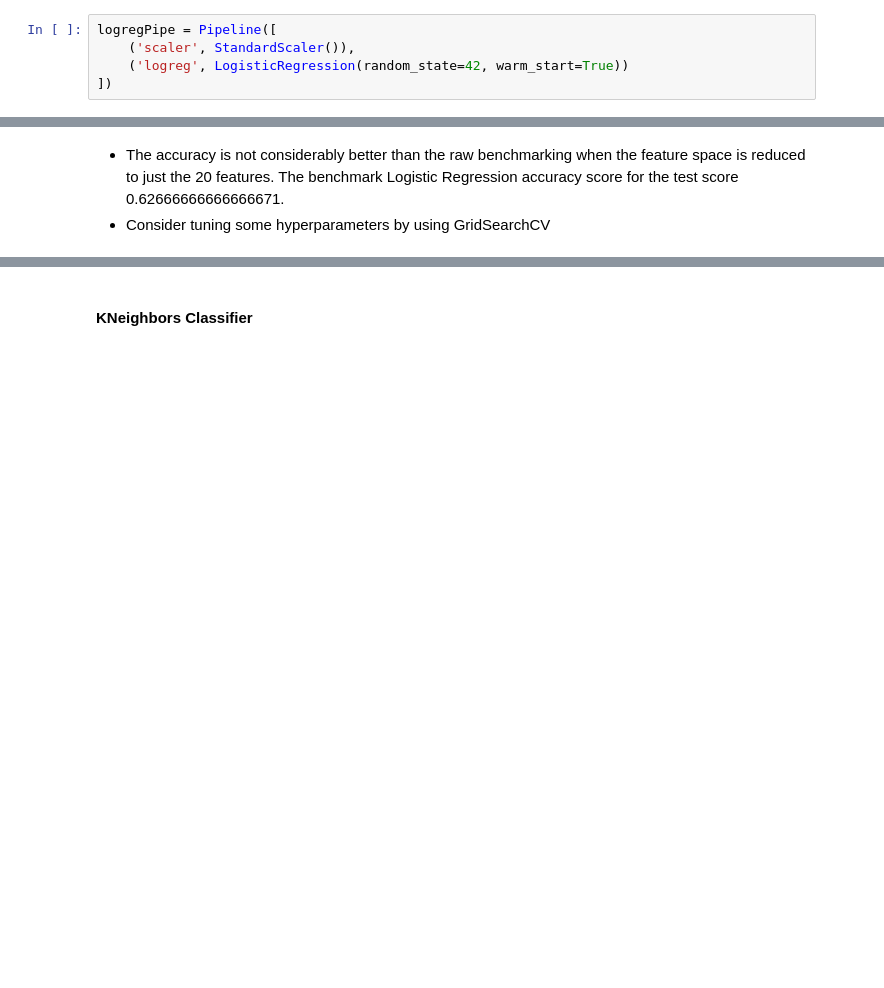
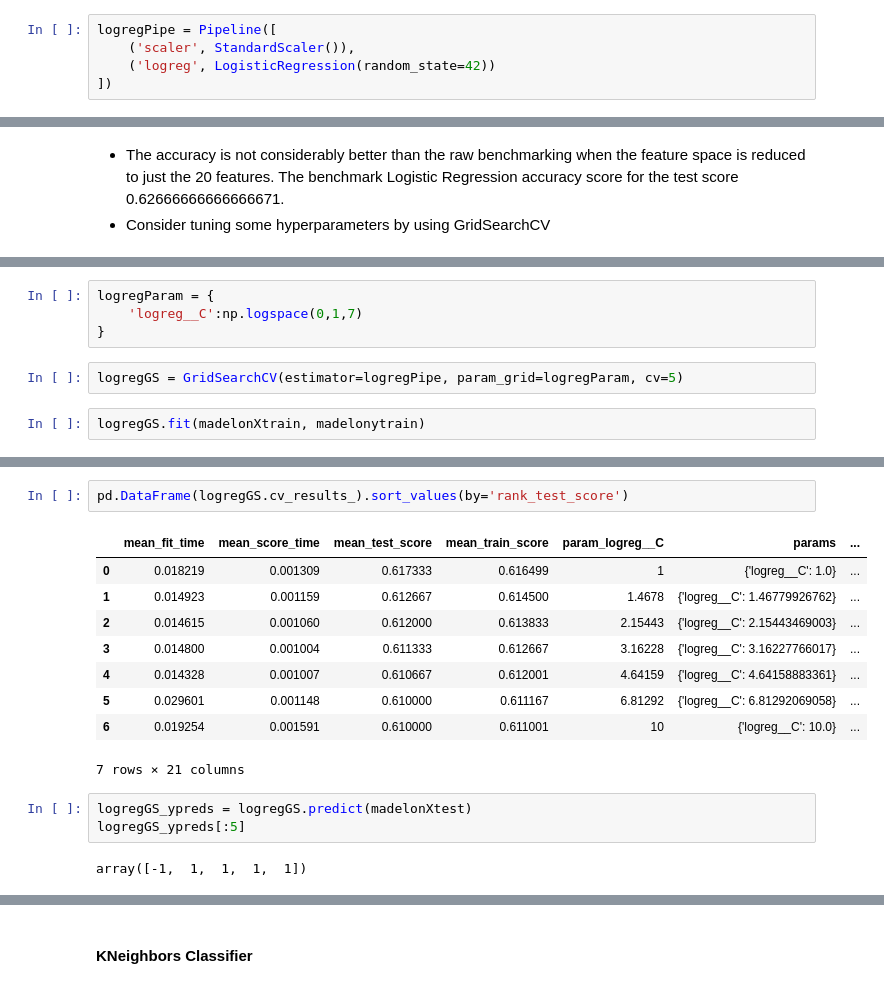
Before and after one commit to godsylla/UCI-Madelon-Dataset, a Jupyter notebook: ipynb/04-Classify_Using_Relevant_Features.ipynb, the cells around one changed output, grey strips where cells are left out. Cells and saved outputs as stored; diff of their text form; blank space fills up the shorter version.

```diff
--- a/ipynb/04-Classify_Using_Relevant_Features.ipynb
+++ b/ipynb/04-Classify_Using_Relevant_Features.ipynb
@@ -350,7 +350,7 @@ from sklearn.metrics import classification_report, log_loss, confusion_matrix
 # %%
 logregPipe = Pipeline([
     ('scaler', StandardScaler()),
-    ('logreg', LogisticRegression(random_state=42, warm_start=True))
+    ('logreg', LogisticRegression(random_state=42))
 ])
 # %%
 logregPipe.fit(madelonXtrain, madelonytrain)
@@ -387,0 +391,8 @@ logregParam
+# %%
+logregParam = {
+    'logreg__C':np.logspace(0,1,7)
+}
+# %%
+logregGS = GridSearchCV(estimator=logregPipe, param_grid=logregParam, cv=5)
+# %%
+logregGS.fit(madelonXtrain, madelonytrain)
@@ -387,0 +410,17 @@ logregParam
+# %%
+pd.DataFrame(logregGS.cv_results_).sort_values(by='rank_test_score')
+# %% [output]
+|  | mean_fit_time | mean_score_time | mean_test_score | mean_train_score | param_logreg__C | params | ... |
+| 0 | 0.018219 | 0.001309 | 0.617333 | 0.616499 | 1 | {'logreg__C': 1.0} | ... |
+| 1 | 0.014923 | 0.001159 | 0.612667 | 0.614500 | 1.4678 | {'logreg__C': 1.46779926762} | ... |
+| 2 | 0.014615 | 0.001060 | 0.612000 | 0.613833 | 2.15443 | {'logreg__C': 2.15443469003} | ... |
+| 3 | 0.014800 | 0.001004 | 0.611333 | 0.612667 | 3.16228 | {'logreg__C': 3.16227766017} | ... |
+| 4 | 0.014328 | 0.001007 | 0.610667 | 0.612001 | 4.64159 | {'logreg__C': 4.64158883361} | ... |
+| 5 | 0.029601 | 0.001148 | 0.610000 | 0.611167 | 6.81292 | {'logreg__C': 6.81292069058} | ... |
+| 6 | 0.019254 | 0.001591 | 0.610000 | 0.611001 | 10 | {'logreg__C': 10.0} | ... |
+7 rows × 21 columns
+# %%
+logregGS_ypreds = logregGS.predict(madelonXtest)
+logregGS_ypreds[:5]
+# %% [output]
+array([-1,  1,  1,  1,  1])
```
Also changed, not shown: parts of 8 cells of this notebook.
